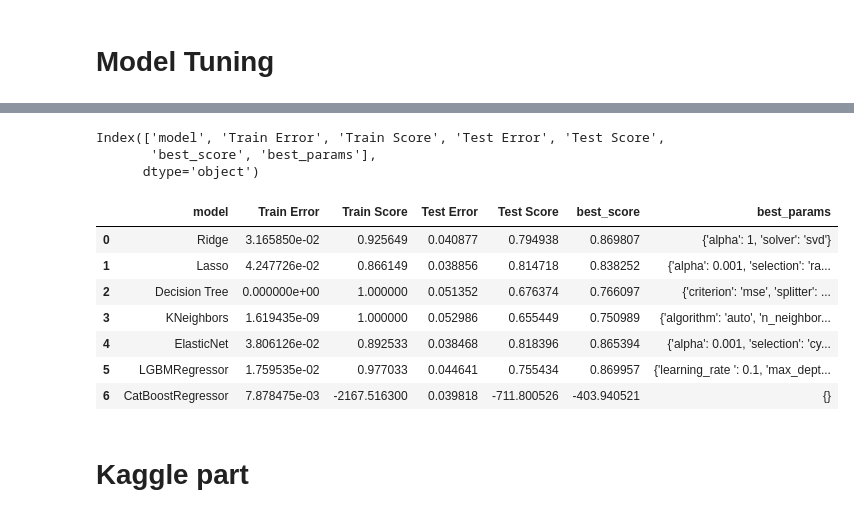
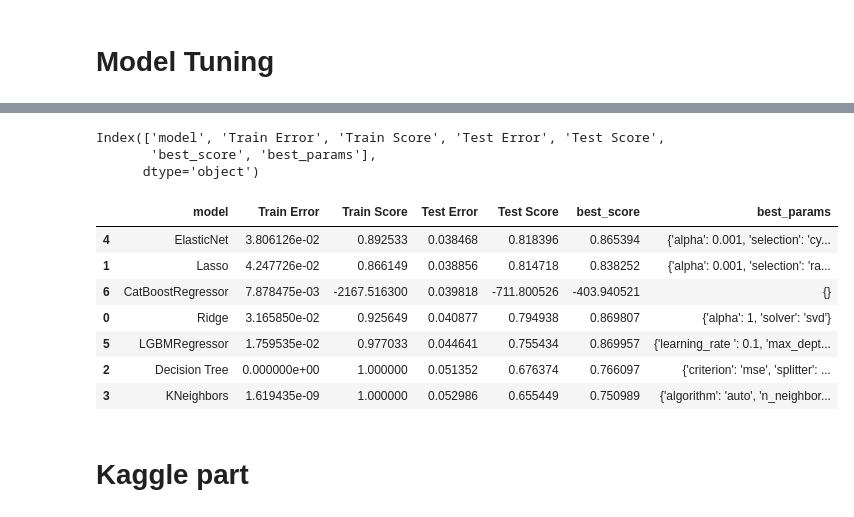
Before and after one commit to DevTeymur/House-Price-Prediction-Model, a Jupyter notebook: model.ipynb, the cells around one changed output, grey strips where cells are left out. Drawn from its saved outputs; the diff is of its cells as text; code cells hidden in the pictures.

```diff
--- a/model.ipynb
+++ b/model.ipynb
@@ -620,24 +620,24 @@ Test Score: -711.800525711884
 # %%
 res = pd.DataFrame(scores, columns=['model', 'Train Error', 'Train Score', 'Test Error', 'Test Score',
        'best_score', 'best_params'])
-# %%
-res.columns
-# %% [output]
-Index(['model', 'Train Error', 'Train Score', 'Test Error', 'Test Score',
-       'best_score', 'best_params'],
-      dtype='object')
+# %%
+res.columns
+# %% [output]
+Index(['model', 'Train Error', 'Train Score', 'Test Error', 'Test Score',
+       'best_score', 'best_params'],
+      dtype='object')
 # %%
-res.sort_values(by=['Test Error'], ascending = False)
-res
+res_sorted=res.sort_values('Test Error', ascending = True)
+res_sorted
 # %% [output]
 |  | model | Train Error | Train Score | Test Error | Test Score | best_score | best_params |
+| 4 | ElasticNet | 3.806126e-02 | 0.892533 | 0.038468 | 0.818396 | 0.865394 | {'alpha': 0.001, 'selection': 'cy... |
+| 1 | Lasso | 4.247726e-02 | 0.866149 | 0.038856 | 0.814718 | 0.838252 | {'alpha': 0.001, 'selection': 'ra... |
+| 6 | CatBoostRegressor | 7.878475e-03 | -2167.516300 | 0.039818 | -711.800526 | -403.940521 | {} |
 | 0 | Ridge | 3.165850e-02 | 0.925649 | 0.040877 | 0.794938 | 0.869807 | {'alpha': 1, 'solver': 'svd'} |
-| 1 | Lasso | 4.247726e-02 | 0.866149 | 0.038856 | 0.814718 | 0.838252 | {'alpha': 0.001, 'selection': 'ra... |
+| 5 | LGBMRegressor | 1.759535e-02 | 0.977033 | 0.044641 | 0.755434 | 0.869957 | {'learning_rate ': 0.1, 'max_dept... |
 | 2 | Decision Tree | 0.000000e+00 | 1.000000 | 0.051352 | 0.676374 | 0.766097 | {'criterion': 'mse', 'splitter': ... |
 | 3 | KNeighbors | 1.619435e-09 | 1.000000 | 0.052986 | 0.655449 | 0.750989 | {'algorithm': 'auto', 'n_neighbor... |
-| 4 | ElasticNet | 3.806126e-02 | 0.892533 | 0.038468 | 0.818396 | 0.865394 | {'alpha': 0.001, 'selection': 'cy... |
-| 5 | LGBMRegressor | 1.759535e-02 | 0.977033 | 0.044641 | 0.755434 | 0.869957 | {'learning_rate ': 0.1, 'max_dept... |
-| 6 | CatBoostRegressor | 7.878475e-03 | -2167.516300 | 0.039818 | -711.800526 | -403.940521 | {} |
 # %% [markdown]
 # Kaggle part
 # %%
```
Also changed, not shown: parts of 4 cells of this notebook.
